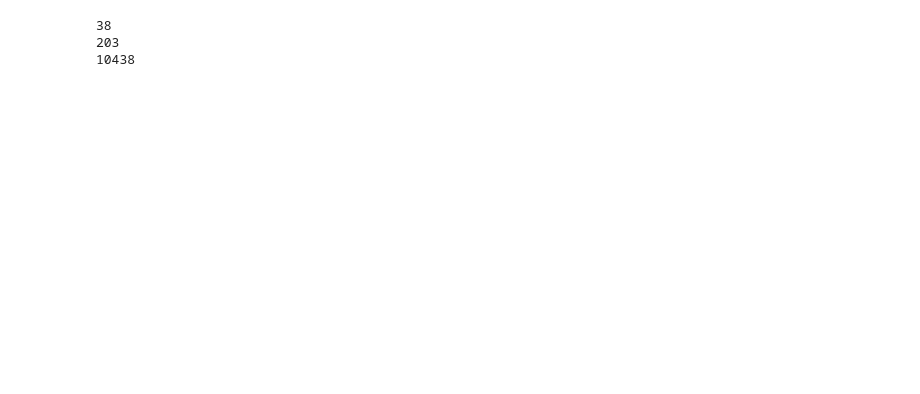
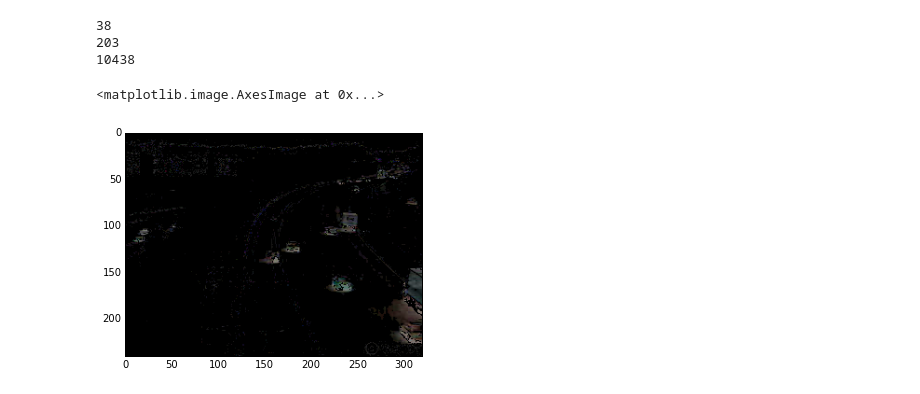
Before and after one commit to xelabit/aacimp2015-video-surveillance-systems, a Jupyter notebook: src/analysis/avg_picture.ipynb, the cells around one changed output. Cells and saved outputs as stored; diff of their text form; code cells hidden in the pictures; blank space fills up the shorter version.

```diff
--- a/src/analysis/avg_picture.ipynb
+++ b/src/analysis/avg_picture.ipynb
@@ -62,0 +65,38 @@ for index in range(counter):
+# %%
+def background_substraction(X_fname , X_videos_fname , X_avg_fname , X_dest_fname):
+    X_train = np.load("../../data/" + X_fname)
+    X_train_videos = np.load("../../data/" + X_videos_fname)
+    X_train_avg = np.load("../../data/" + X_avg_fname)
+    video = 0
+    X_train_no_bg = np.array(np.zeros(shape = X_train.shape , dtype='uint8'))
+    for index in len(X_train):
+        X_train_no_bg[index] = X_train[index] - X_train_avg[video]
+        if index+1 < len(X_train_videos):
+            if X_train_videos[index] != X_train_videos[index + 1]:
+                video += 1
+    np.save("../../data/" + X_dest_fname , X_train_no_bg)
+# %%
+X_train = np.load("../../data/X_train.npy")
+X_train_videos = np.load("../../data/X_train_videos.npy")
+X_train_avg = np.load("../../data/X_train_avg.npy")
+# %%
+def background_substraction(X_fname , X_videos_fname , X_avg_fname , X_dest_fname):
+    X_train = np.load("../../data/" + X_fname)
+    X_train_videos = np.load("../../data/" + X_videos_fname)
+    X_train_avg = np.load("../../data/" + X_avg_fname)
+    video = 0
+    X_train_no_bg = np.array(np.zeros(shape = X_train.shape , dtype='uint8'))
+    for index in range(len(X_train)):
+        X_train_no_bg[index] = (abs(X_train[index].astype('int8') - X_train_avg[video].astype('int8'))).astype('uint8')
+        for i in range(X_train_no_bg[index].shape[0]):
+            for j in range(X_train_no_bg[index].shape[1]):
+                if (X_train_no_bg[index][i][j][0] + X_train_no_bg[index][i][j][1] + X_train_no_bg[index][i][j][2]  < 50) :
+                    X_train_no_bg[index][i][j] = np.array(np.zeros(shape = X_train_no_bg[index][i][j].shape , dtype='uint8'))
+        if index+1 < len(X_train_videos):
+            if X_train_videos[index] != X_train_videos[index + 1]:
+                video += 1
+    np.save("../../data/" + X_dest_fname , X_train_no_bg)
+    pass
+# %% [output]
+<matplotlib.image.AxesImage at 0x...>
+[figure, added]
```
Also changed, not shown: parts of 17 cells of this notebook.
